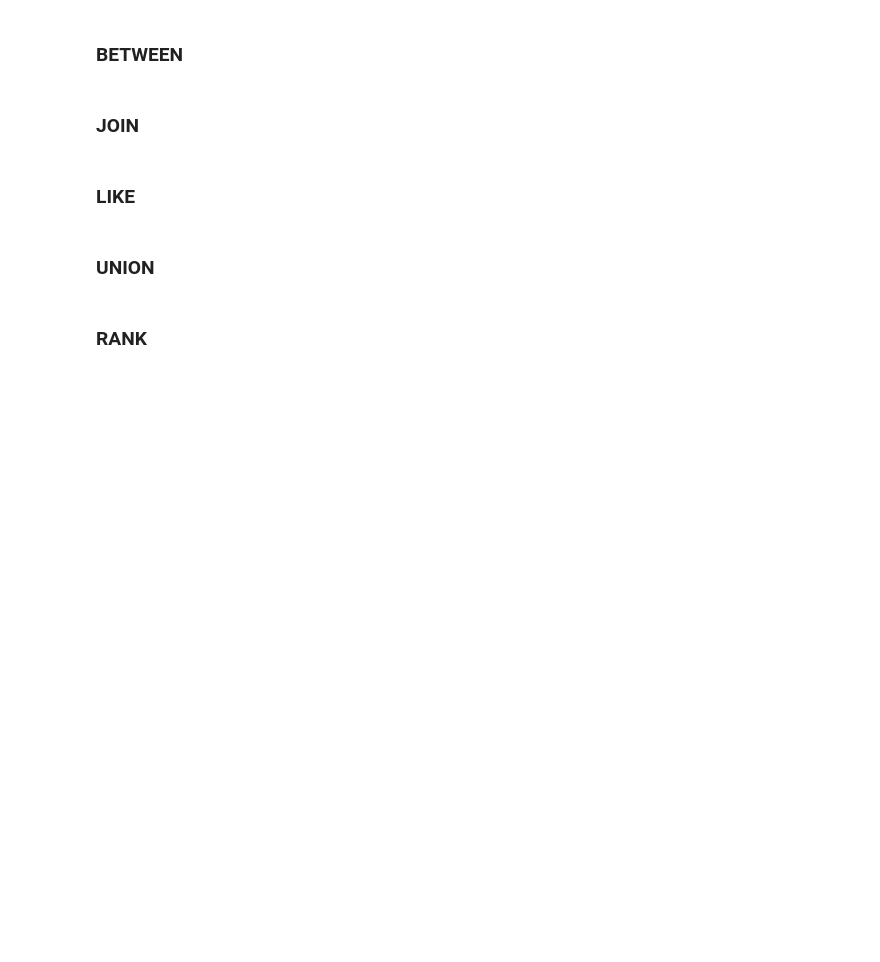
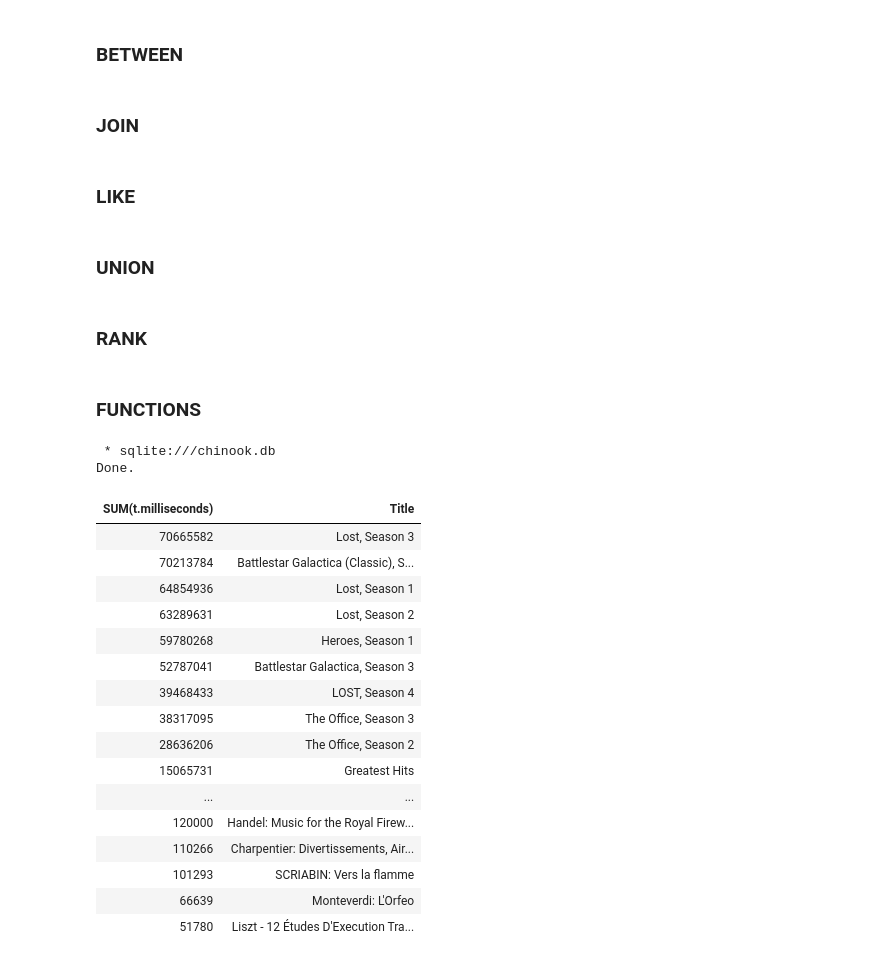
Before and after one commit to korpog/sql_jupyter, a Jupyter notebook: sequel.ipynb, the cells around one changed output. Cells and saved outputs as stored; diff of their text form; code cells hidden in the pictures; blank space fills up the shorter version.

```diff
--- a/sequel.ipynb
+++ b/sequel.ipynb
@@ -87,3 +90,5 @@ WHERE name LIKE '%Love'
 SELECT Name, UnitPrice,
 RANK () OVER (ORDER BY UnitPrice) PriceRank
 FROM tracks
+# %% [markdown]
+### FUNCTIONS
@@ -89,0 +99,29 @@ FROM tracks
+# %%
+%%sql
+SELECT SUM(t.milliseconds), a.Title
+FROM tracks AS t
+INNER JOIN
+albums as a
+ON t.AlbumId = a.AlbumId
+GROUP BY a.Title
+ORDER BY SUM(t.milliseconds) DESC
+# %% [output]
+ * sqlite:///chinook.db
+Done.
+| SUM(t.milliseconds) | Title |
+| 70665582 | Lost, Season 3 |
+| 70213784 | Battlestar Galactica (Classic), S... |
+| 64854936 | Lost, Season 1 |
+| 63289631 | Lost, Season 2 |
+| 59780268 | Heroes, Season 1 |
+| 52787041 | Battlestar Galactica, Season 3 |
+| 39468433 | LOST, Season 4 |
+| 38317095 | The Office, Season 3 |
+| 28636206 | The Office, Season 2 |
+| 15065731 | Greatest Hits |
+| ... | ... |
+| 120000 | Handel: Music for the Royal Firew... |
+| 110266 | Charpentier: Divertissements, Air... |
+| 101293 | SCRIABIN: Vers la flamme |
+| 66639 | Monteverdi: L'Orfeo |
+| 51780 | Liszt - 12 Études D'Execution Tra... |
```
Also changed, not shown: parts of 2 cells of this notebook.
